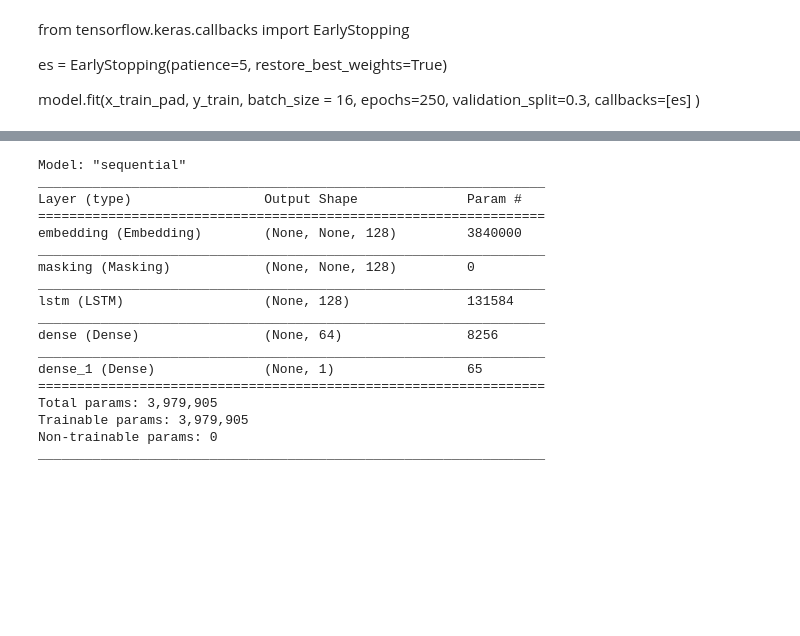
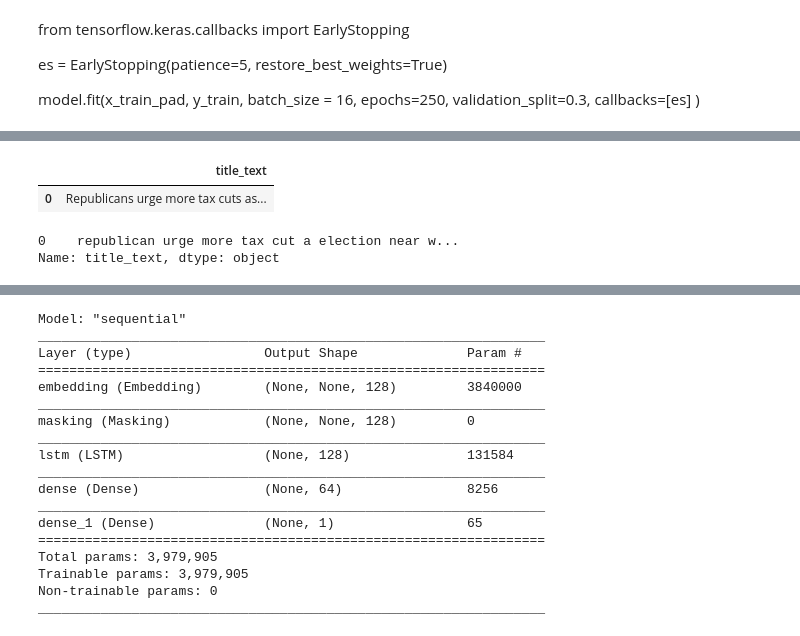
Before and after one commit to LiamCafffrey/FakeNews, a Jupyter notebook: notebooks/Neural_network_nico.ipynb, the cells around one changed output, grey strips where cells are left out. Cells and saved outputs as stored; diff of their text form; code cells hidden in the pictures; blank space fills up the shorter version.

```diff
--- a/notebooks/Neural_network_nico.ipynb
+++ b/notebooks/Neural_network_nico.ipynb
@@ -481,0 +505,24 @@ model.evaluate(X_test, y_test)
+# %%
+import trafilatura
+from bs4 import BeautifulSoup
+from urllib import request
+import pandas as pd
+
+def get_title_text_web(url):
+    downloaded = trafilatura.fetch_url(url)
+    text = trafilatura.extract(downloaded)
+    html = request.urlopen(url).read().decode('utf8')
+    soup = BeautifulSoup(html, 'html.parser')
+    title = soup.find('title').string
+    dictio = {'title':[title], 'text':[text]}
+    df = pd.DataFrame(dictio, columns=['title','text'])
+    return df
+# %%
+test1 = get_title_text_web('https://www.reuters.com/article/us-usa-tax-house-idUSKCN1LQ15L')
+# %%
+test1['title_text'] = test1['title'] + " " + test1['text']
+test1.drop(columns = ['title', 'text'], inplace = True)
+test1.head()
+# %% [output]
+|  | title_text |
+| 0 | Republicans urge more tax cuts as... |
@@ -481,0 +546,5 @@ model.evaluate(X_test, y_test)
+# %%
+test1['title_text']
+# %% [output]
+0    republican urge more tax cut a election near w...
+Name: title_text, dtype: object
```
Also changed, not shown: parts of 35 cells of this notebook, 5 other files.
